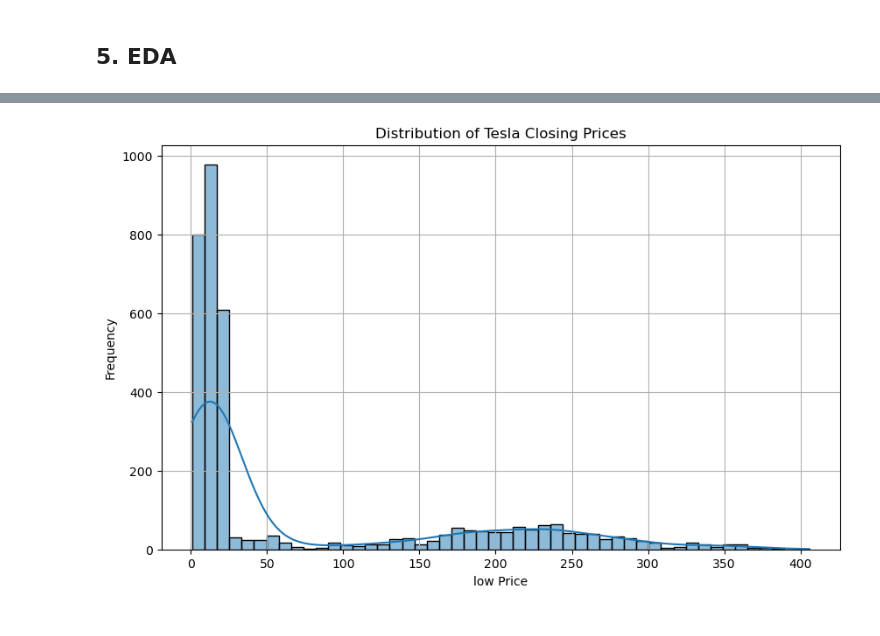
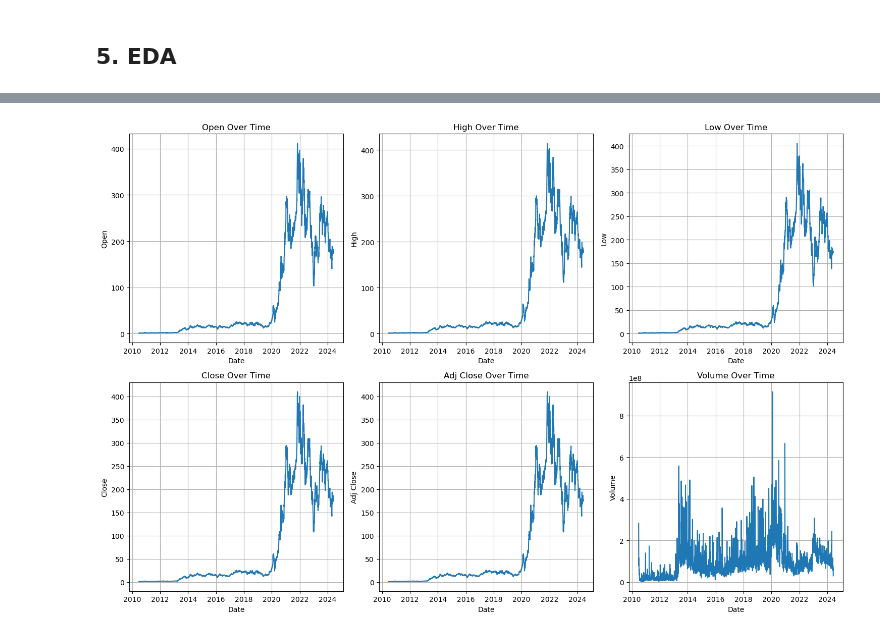
Before and after one commit to marionrion/teslaproject, a Jupyter notebook: Tesla.ipynb, the cells around one changed output, grey strips where cells are left out. Cells and saved outputs as stored; diff of their text form; code cells hidden in the pictures.

```diff
--- a/Tesla.ipynb
+++ b/Tesla.ipynb
@@ -222,11 +199,0 @@ plt.show()
-# %%
-# Distribution Plot of Closing Price
-plt.figure(figsize=(10, 6))
-sns.histplot(Tesla['Low'], bins=50, kde=True)
-plt.title('Distribution of Tesla Closing Prices')
-plt.xlabel('low Price')
-plt.ylabel('Frequency')
-plt.grid(True)
-plt.show()
-# %% [output]
-[figure, removed]
@@ -232,0 +214,14 @@ plt.show()
+# %%
+# Line Plots
+plt.figure(figsize=(15, 10))
+for i, column in enumerate(columns, 1):
+    plt.subplot(2, 3, i)
+    plt.plot(Tesla.index, Tesla[column])
+    plt.title(f'{column} Over Time')
+    plt.xlabel('Date')
+    plt.ylabel(column)
+    plt.grid(True)
+plt.tight_layout()
+plt.show()
+# %% [output]
+[figure, added]
```
Also changed, not shown: parts of 3 cells of this notebook.
